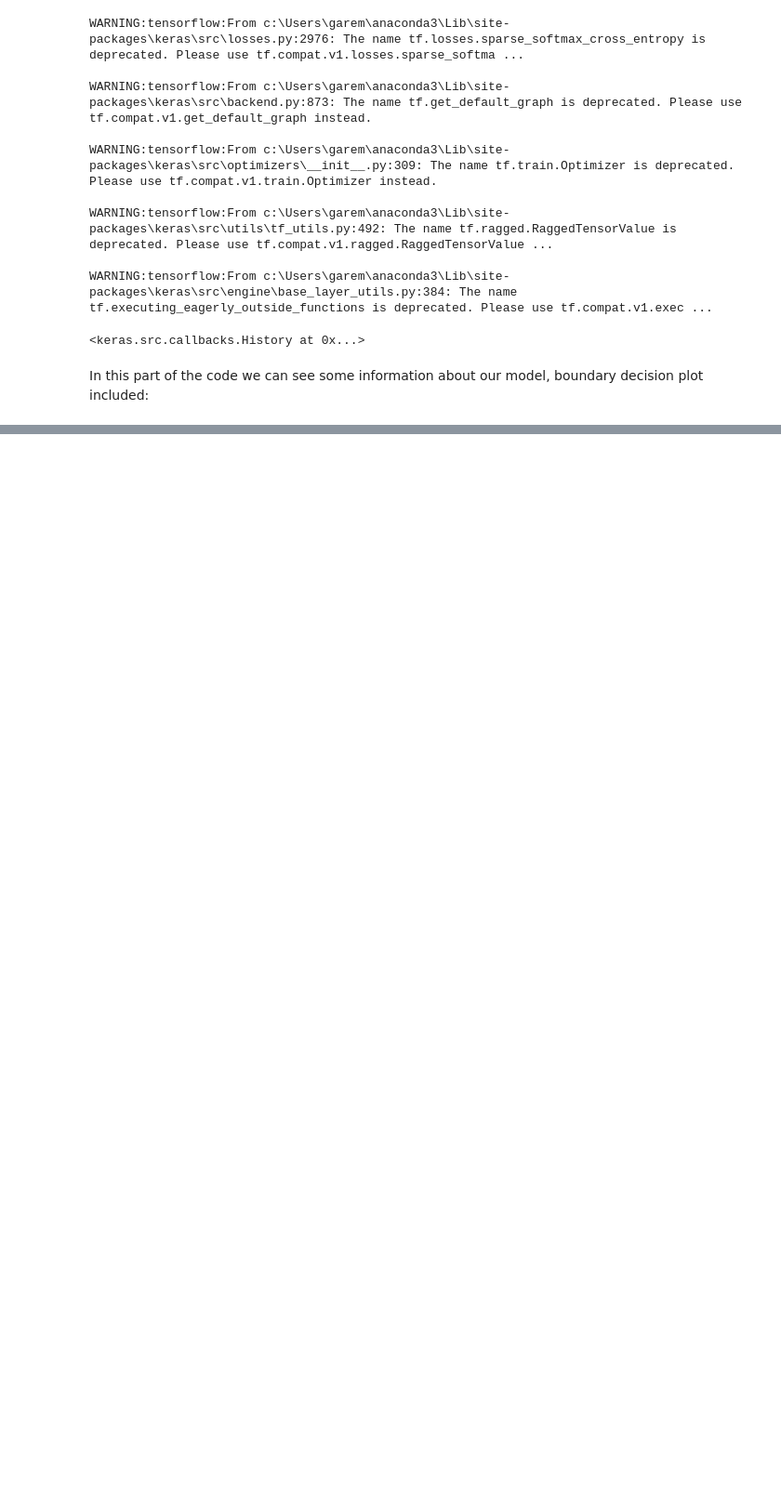
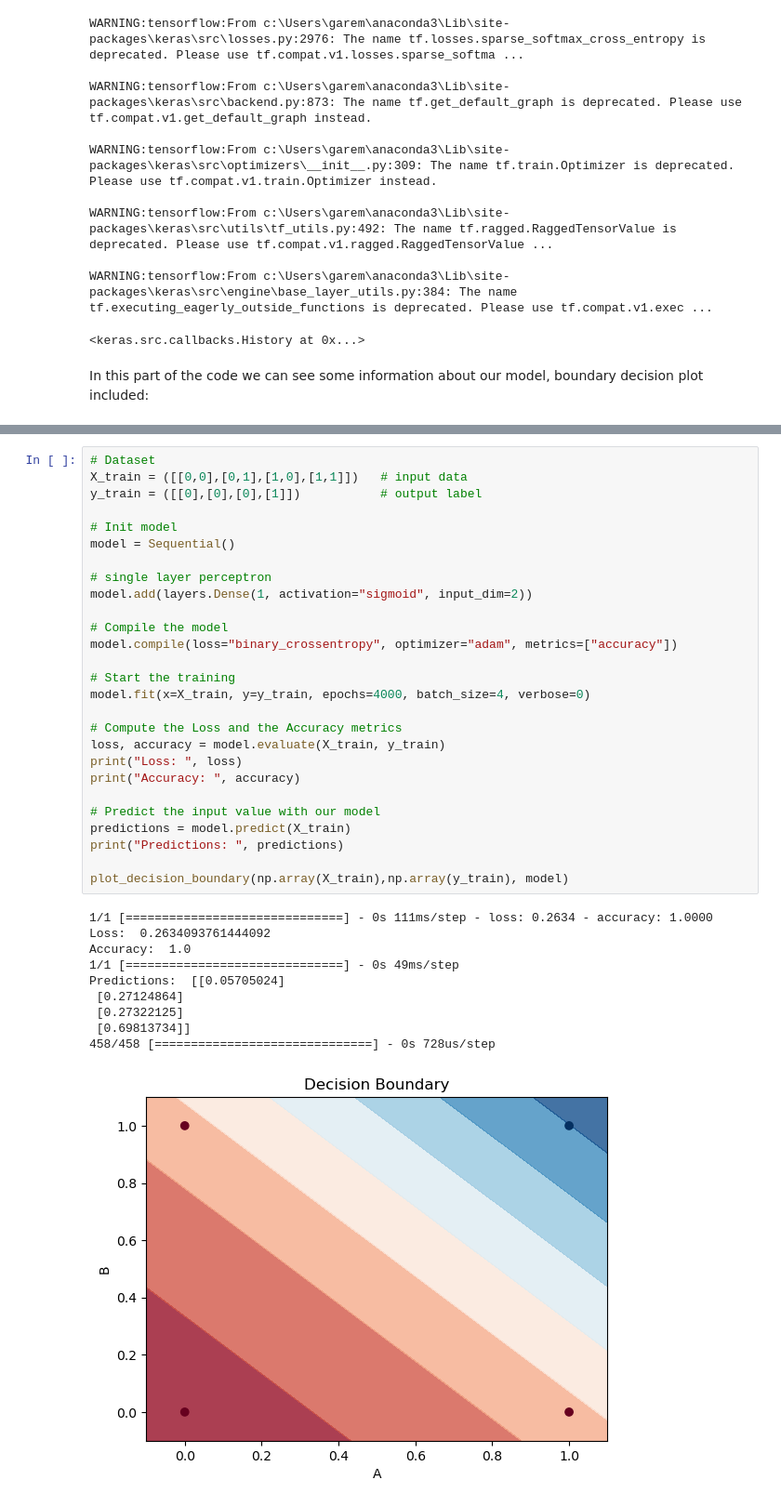
Before and after one commit to EmilioGarzia/Pytorch-beginner-course, a Jupyter notebook: [MLP] - XOR Problem/XOR Problem.ipynb, the cells around one changed output, grey strips where cells are left out. Shown: that part at 93% size. Cells and saved outputs as stored; diff of their text form; blank space fills up the shorter version.

```diff
--- a/[MLP] - XOR Problem/XOR Problem.ipynb
+++ b/[MLP] - XOR Problem/XOR Problem.ipynb
@@ -171,0 +159,38 @@ Emilio Garzia, 2024
+# %%
+# Dataset
+X_train = ([[0,0],[0,1],[1,0],[1,1]])   # input data
+y_train = ([[0],[0],[0],[1]])           # output label
+
+# Init model
+model = Sequential()
+
+# single layer perceptron
+model.add(layers.Dense(1, activation="sigmoid", input_dim=2))
+
+# Compile the model
+model.compile(loss="binary_crossentropy", optimizer="adam", metrics=["accuracy"])
+
+# Start the training
+model.fit(x=X_train, y=y_train, epochs=4000, batch_size=4, verbose=0)
+
+# Compute the Loss and the Accuracy metrics
+loss, accuracy = model.evaluate(X_train, y_train)
+print("Loss: ", loss)
+print("Accuracy: ", accuracy)
+
+# Predict the input value with our model
+predictions = model.predict(X_train)
+print("Predictions: ", predictions)
+
+plot_decision_boundary(np.array(X_train),np.array(y_train), model)
+# %% [output]
+1/1 [==============================] - 0s 111ms/step - loss: 0.2634 - accuracy: 1.0000
+Loss:  0.2634093761444092
+Accuracy:  1.0
+1/1 [==============================] - 0s 49ms/step
+Predictions:  [[0.05705024]
+ [0.27124864]
+ [0.27322125]
+ [0.69813734]]
+458/458 [==============================] - 0s 728us/step
+[figure, added]
```
Also changed, not shown: parts of 4 cells of this notebook, 1 other file.
